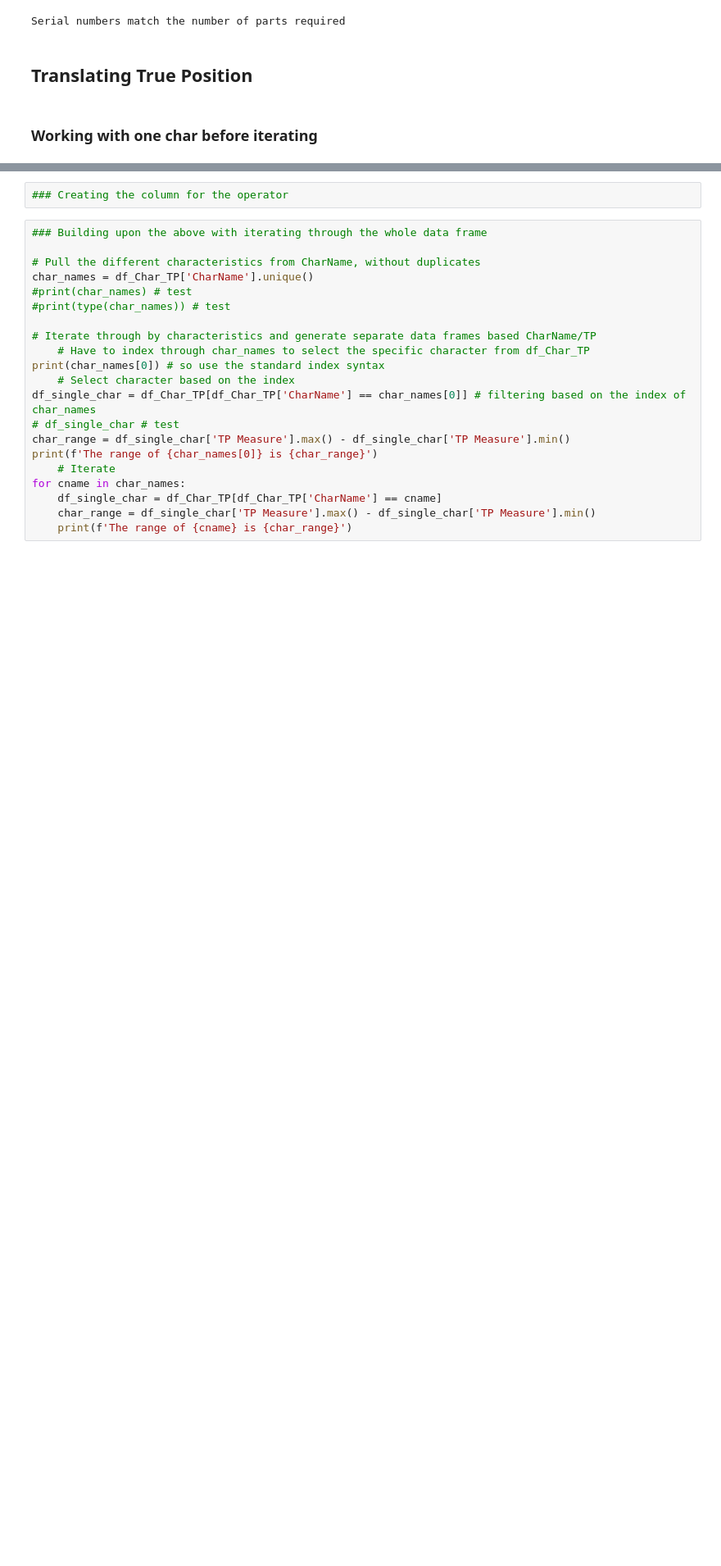
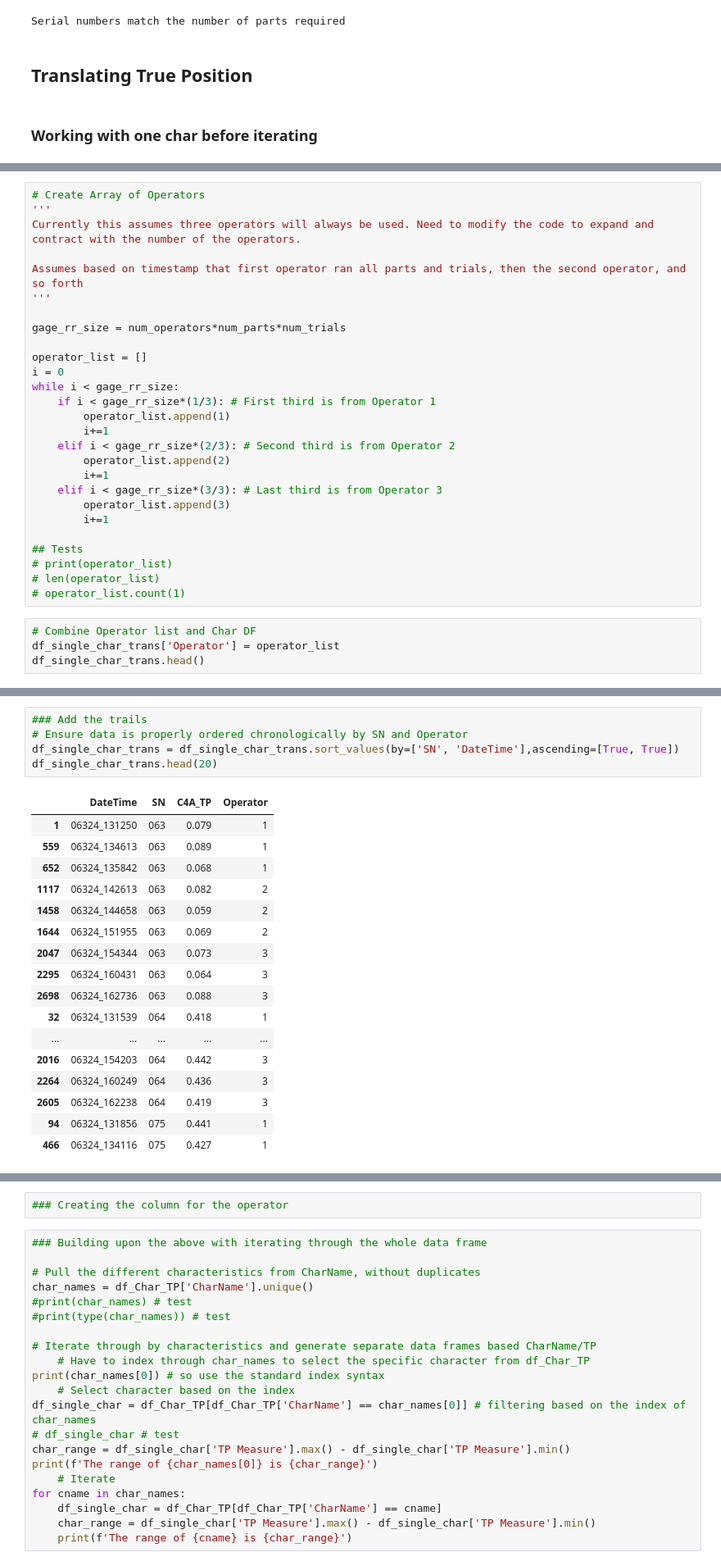
Before and after one commit to kawallac/GoCator-Gage-RR, a Jupyter notebook: Data_Analysis.ipynb, the cells around one changed output, grey strips where cells are left out. Shown at 82% size. Saved outputs shown, nothing was run; the diff lists cells and outputs as text; blank space fills up the shorter version.

```diff
--- a/Data_Analysis.ipynb
+++ b/Data_Analysis.ipynb
@@ -88,0 +93,32 @@ df_single_char_trans.head(3)
+# %%
+# Create Array of Operators
+'''
+Currently this assumes three operators will always be used. Need to modify the code to expand and
+contract with the number of the operators.
+
+Assumes based on timestamp that first operator ran all parts and trials, then the second operator, and so forth
+'''
+
+gage_rr_size = num_operators*num_parts*num_trials
+
+operator_list = []
+i = 0
+while i < gage_rr_size:
+    if i < gage_rr_size*(1/3): # First third is from Operator 1
+        operator_list.append(1)
+        i+=1
+    elif i < gage_rr_size*(2/3): # Second third is from Operator 2
+        operator_list.append(2)
+        i+=1
+    elif i < gage_rr_size*(3/3): # Last third is from Operator 3
+        operator_list.append(3)
+        i+=1
+
+## Tests
+# print(operator_list)
+# len(operator_list)
+# operator_list.count(1)
+# %%
+# Combine Operator list and Char DF
+df_single_char_trans['Operator'] = operator_list
+df_single_char_trans.head()
@@ -88,0 +132,23 @@ df_single_char_trans.head(3)
+# %%
+### Add the trails
+# Ensure data is properly ordered chronologically by SN and Operator
+df_single_char_trans = df_single_char_trans.sort_values(by=['SN', 'DateTime'],ascending=[True, True])
+df_single_char_trans.head(20)
+# %% [output]
+|  | DateTime | SN | C4A_TP | Operator |
+| 1 | 06324_131250 | 063 | 0.079 | 1 |
+| 559 | 06324_134613 | 063 | 0.089 | 1 |
+| 652 | 06324_135842 | 063 | 0.068 | 1 |
+| 1117 | 06324_142613 | 063 | 0.082 | 2 |
+| 1458 | 06324_144658 | 063 | 0.059 | 2 |
+| 1644 | 06324_151955 | 063 | 0.069 | 2 |
+| 2047 | 06324_154344 | 063 | 0.073 | 3 |
+| 2295 | 06324_160431 | 063 | 0.064 | 3 |
+| 2698 | 06324_162736 | 063 | 0.088 | 3 |
+| 32 | 06324_131539 | 064 | 0.418 | 1 |
+| ... | ... | ... | ... | ... |
+| 2016 | 06324_154203 | 064 | 0.442 | 3 |
+| 2264 | 06324_160249 | 064 | 0.436 | 3 |
+| 2605 | 06324_162238 | 064 | 0.419 | 3 |
+| 94 | 06324_131856 | 075 | 0.441 | 1 |
+| 466 | 06324_134116 | 075 | 0.427 | 1 |
```
Also changed, not shown: parts of 19 cells of this notebook, 1 other file.
